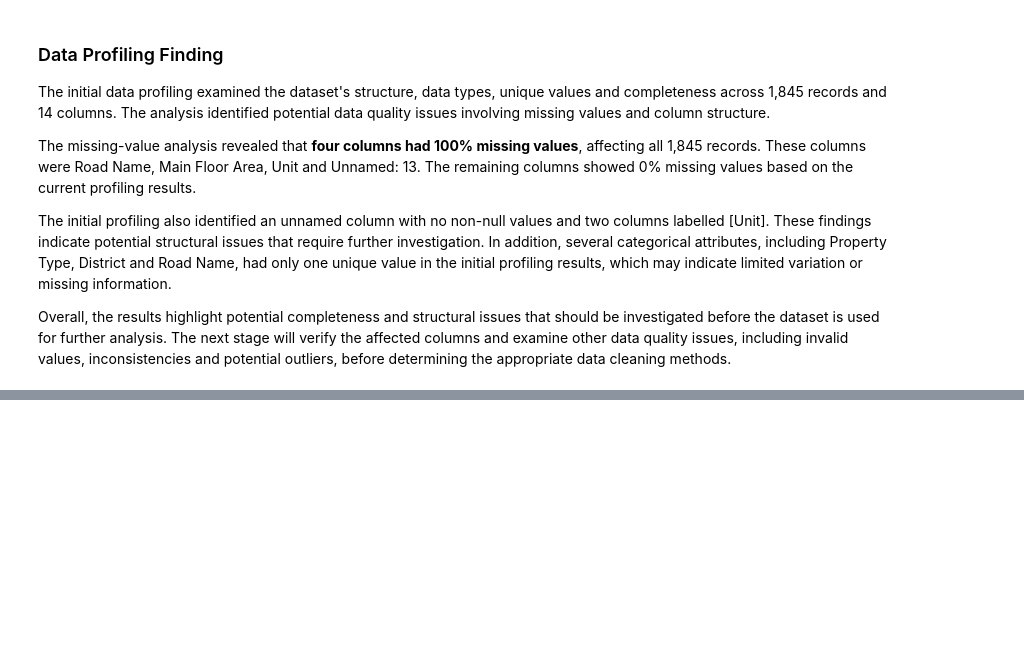
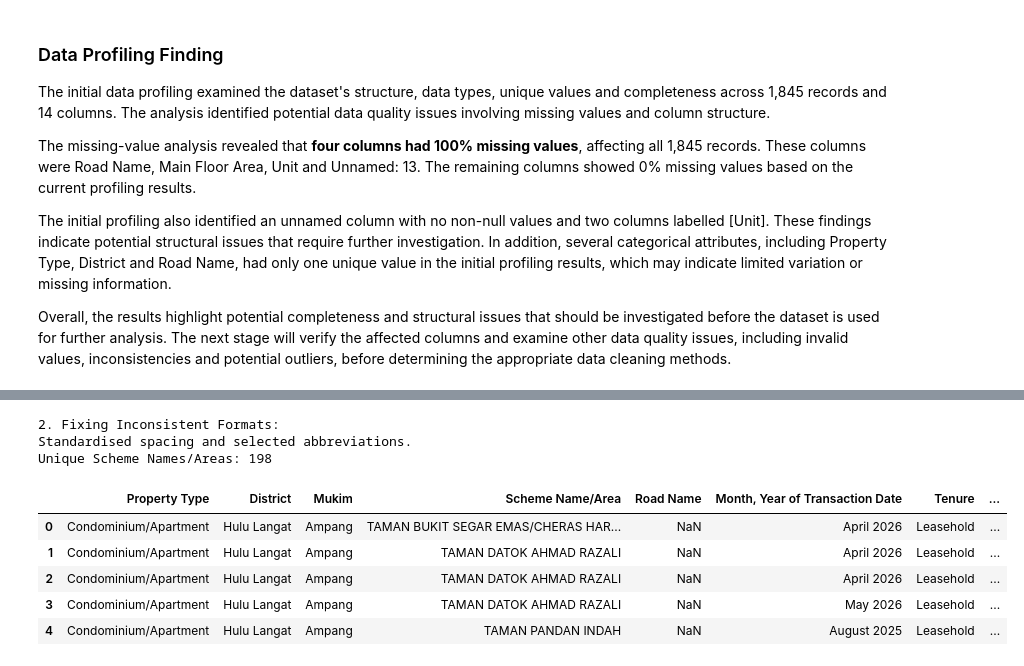
Before and after one commit to A211206/PropWise-de, a Jupyter notebook: notebooks/01_PropWise_DataProfiling.ipynb, the cells around one changed output, grey strips where cells are left out. Cells and saved outputs as stored; diff of their text form; code cells hidden in the pictures; blank space fills up the shorter version.

```diff
--- a/notebooks/01_PropWise_DataProfiling.ipynb
+++ b/notebooks/01_PropWise_DataProfiling.ipynb
@@ -181,0 +299,40 @@ Overall, the results highlight potential completeness and structural issues that
+# %%
+print("2. Fixing Inconsistent Formats:")
+
+# Standardise spacing in text columns
+text_cols = df_clean.select_dtypes(
+    include=["object", "string"]
+).columns
+
+for col in text_cols:
+    df_clean[col] = df_clean[col].apply(
+        lambda x: " ".join(x.split()) if isinstance(x, str) else x
+    )
+
+# Standardise selected abbreviations in Scheme Name/Area
+if "Scheme Name/Area" in df_clean.columns:
+    df_clean["Scheme Name/Area"] = (
+        df_clean["Scheme Name/Area"]
+        .str.upper()
+        .str.replace(r"\bTMN\b", "TAMAN", regex=True)
+        .str.replace(r"\bJLN\b", "JALAN", regex=True)
+    )
+
+print("Standardised spacing and selected abbreviations.")
+
+print(
+    "Unique Scheme Names/Areas:",
+    df_clean["Scheme Name/Area"].nunique()
+)
+
+display(df_clean.head())
+# %% [output]
+2. Fixing Inconsistent Formats:
+Standardised spacing and selected abbreviations.
+Unique Scheme Names/Areas: 198
+|  | Property Type | District | Mukim | Scheme Name/Area | Road Name | Month, Year of Transaction Date | Tenure | ... |
+| 0 | Condominium/Apartment | Hulu Langat | Ampang | TAMAN BUKIT SEGAR EMAS/CHERAS HAR... | NaN | April 2026 | Leasehold | ... |
+| 1 | Condominium/Apartment | Hulu Langat | Ampang | TAMAN DATOK AHMAD RAZALI | NaN | April 2026 | Leasehold | ... |
+| 2 | Condominium/Apartment | Hulu Langat | Ampang | TAMAN DATOK AHMAD RAZALI | NaN | April 2026 | Leasehold | ... |
+| 3 | Condominium/Apartment | Hulu Langat | Ampang | TAMAN DATOK AHMAD RAZALI | NaN | May 2026 | Leasehold | ... |
+| 4 | Condominium/Apartment | Hulu Langat | Ampang | TAMAN PANDAN INDAH | NaN | August 2025 | Leasehold | ... |
```
Also changed, not shown: parts of 16 cells of this notebook, 1 other file.
